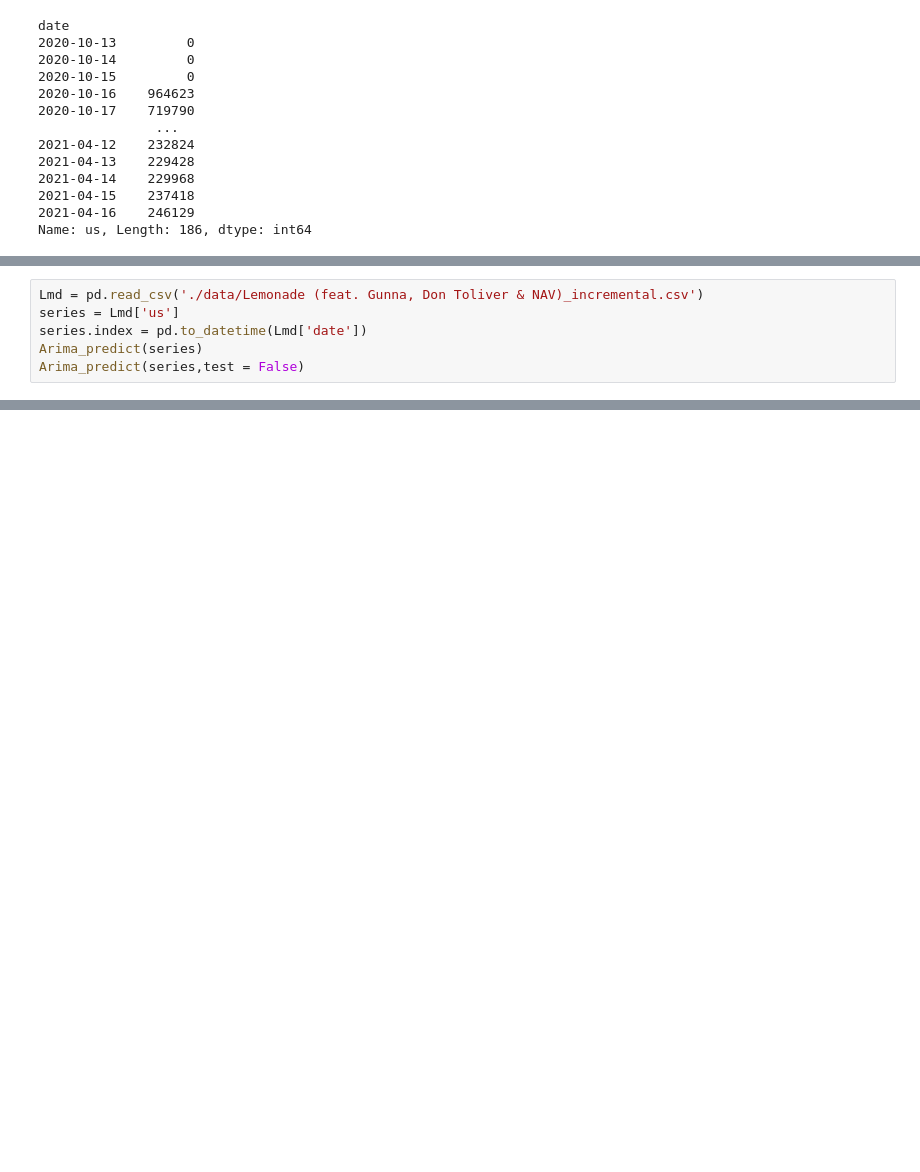
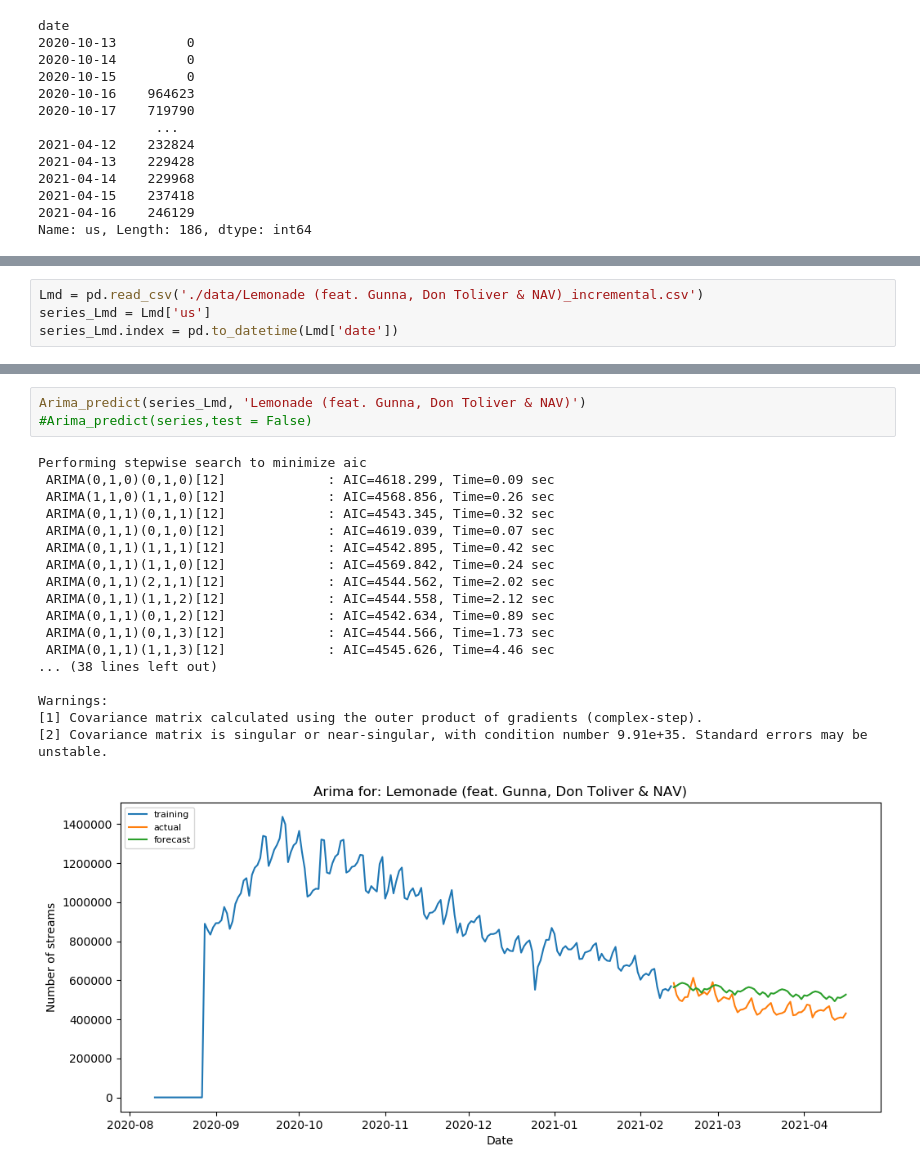
Before and after one commit to Andropogon/Eksploracja-Danych---Projekt, a Jupyter notebook: ARIMA.ipynb, the cells around one changed output, grey strips where cells are left out. Cells and saved outputs as stored; diff of their text form; blank space fills up the shorter version.

```diff
--- a/ARIMA.ipynb
+++ b/ARIMA.ipynb
@@ -109,6 +227,4 @@ Warnings:
 # %%
 Lmd = pd.read_csv('./data/Lemonade (feat. Gunna, Don Toliver & NAV)_incremental.csv')
-series = Lmd['us']
-series.index = pd.to_datetime(Lmd['date'])
-Arima_predict(series)
-Arima_predict(series,test = False)
+series_Lmd = Lmd['us']
+series_Lmd.index = pd.to_datetime(Lmd['date'])
@@ -151,0 +231,22 @@ Warnings:
+# %%
+Arima_predict(series_Lmd, 'Lemonade (feat. Gunna, Don Toliver & NAV)')
+#Arima_predict(series,test = False)
+# %% [output]
+Performing stepwise search to minimize aic
+ ARIMA(0,1,0)(0,1,0)[12]             : AIC=4618.299, Time=0.09 sec
+ ARIMA(1,1,0)(1,1,0)[12]             : AIC=4568.856, Time=0.26 sec
+ ARIMA(0,1,1)(0,1,1)[12]             : AIC=4543.345, Time=0.32 sec
+ ARIMA(0,1,1)(0,1,0)[12]             : AIC=4619.039, Time=0.07 sec
+ ARIMA(0,1,1)(1,1,1)[12]             : AIC=4542.895, Time=0.42 sec
+ ARIMA(0,1,1)(1,1,0)[12]             : AIC=4569.842, Time=0.24 sec
+ ARIMA(0,1,1)(2,1,1)[12]             : AIC=4544.562, Time=2.02 sec
+ ARIMA(0,1,1)(1,1,2)[12]             : AIC=4544.558, Time=2.12 sec
+ ARIMA(0,1,1)(0,1,2)[12]             : AIC=4542.634, Time=0.89 sec
+ ARIMA(0,1,1)(0,1,3)[12]             : AIC=4544.566, Time=1.73 sec
+ ARIMA(0,1,1)(1,1,3)[12]             : AIC=4545.626, Time=4.46 sec
+... (38 lines left out)
+
+Warnings:
+[1] Covariance matrix calculated using the outer product of gradients (complex-step).
+[2] Covariance matrix is singular or near-singular, with condition number 9.91e+35. Standard errors may be unstable.
+[figure, added]
```
Also changed, not shown: parts of 20 cells of this notebook.
